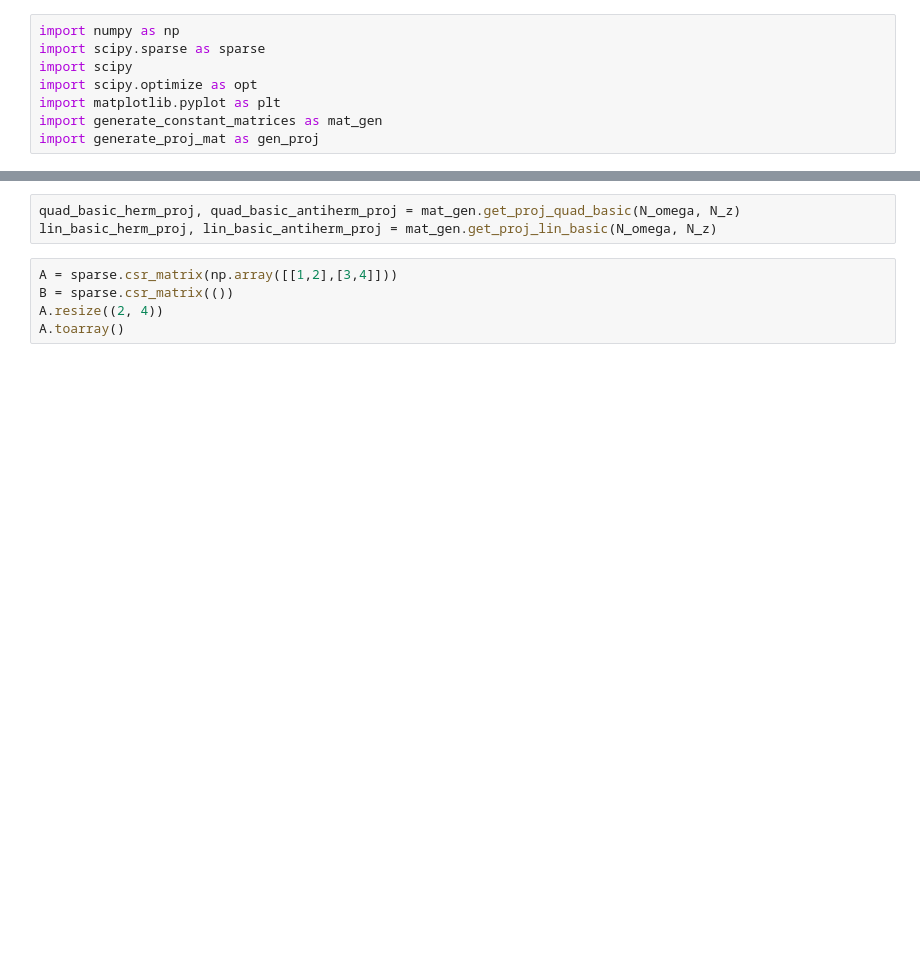
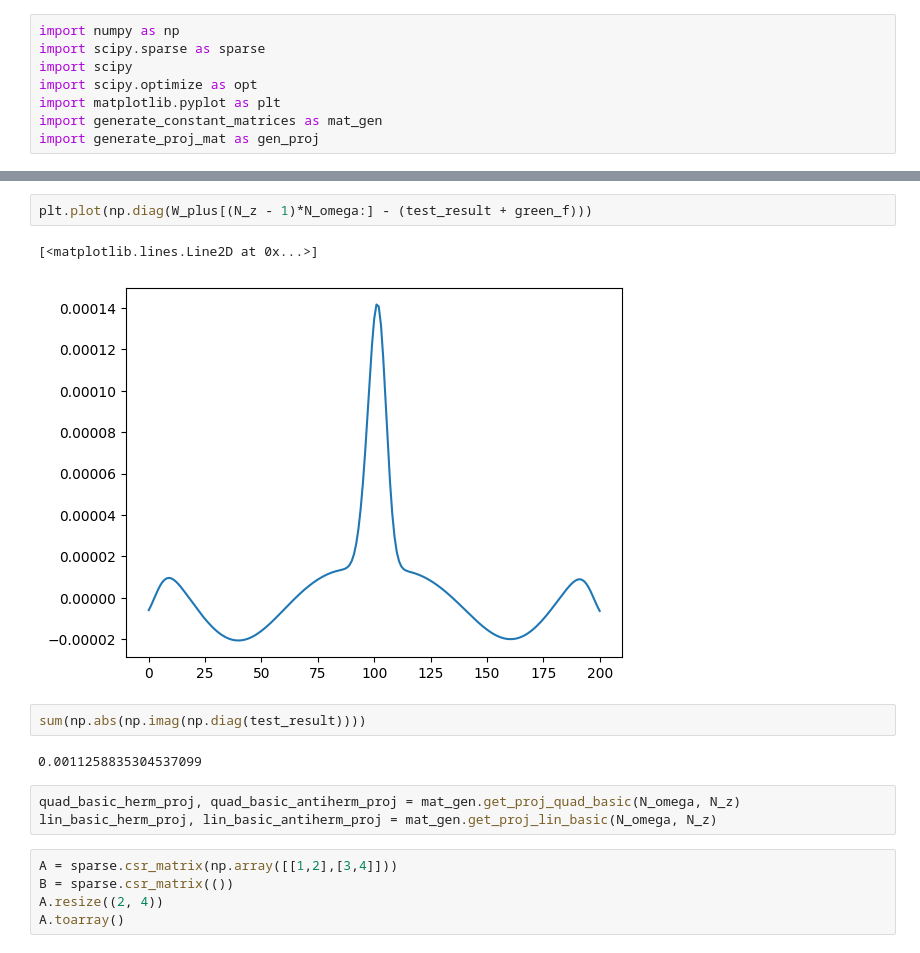
Before and after one commit to polyquantique/optimal_pumps, a Jupyter notebook: dual_eval/test_ground.ipynb, the cells around one changed output, grey strips where cells are left out. Drawn from its saved outputs; the diff is of its cells as text; blank space fills up the shorter version.

```diff
--- a/dual_eval/test_ground.ipynb
+++ b/dual_eval/test_ground.ipynb
@@ -14,3 +43,12 @@ z = np.linspace(0, 0.2, N_z)
+# %%
+plt.plot(np.diag(W_plus[(N_z - 1)*N_omega:] - (test_result + green_f)))
+# %% [output]
+[<matplotlib.lines.Line2D at 0x...>]
+[figure, added]
+# %%
+sum(np.abs(np.imag(np.diag(test_result))))
+# %% [output]
+0.0011258835304537099
 # %%
 quad_basic_herm_proj, quad_basic_antiherm_proj = mat_gen.get_proj_quad_basic(N_omega, N_z)
 lin_basic_herm_proj, lin_basic_antiherm_proj = mat_gen.get_proj_lin_basic(N_omega, N_z)
```
Also changed, not shown: parts of 6 cells of this notebook.
